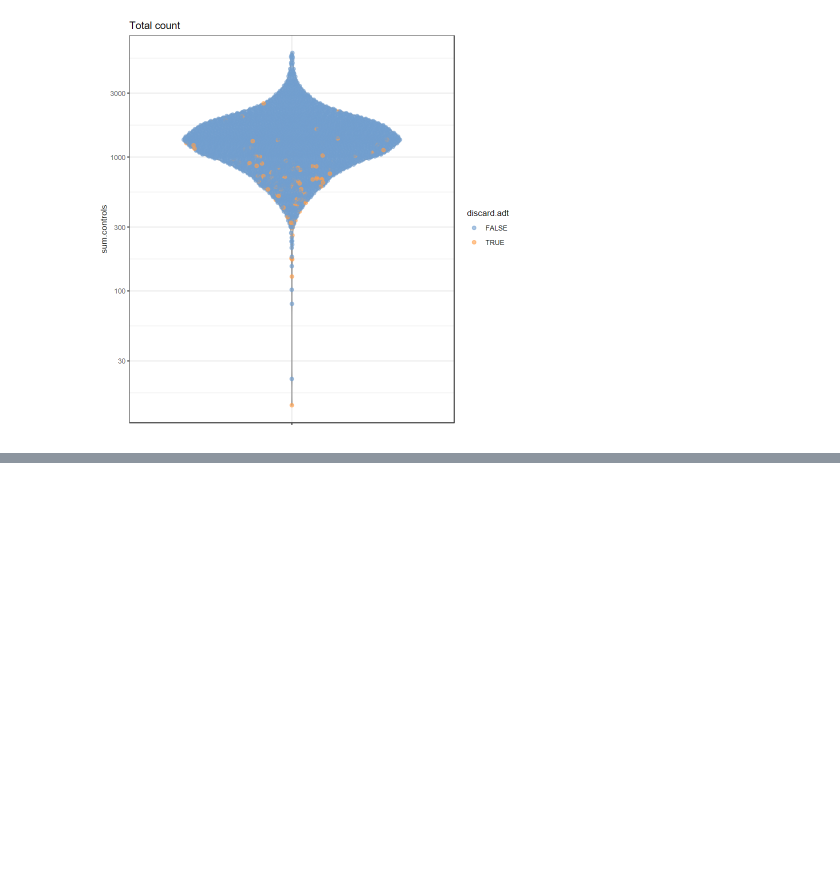
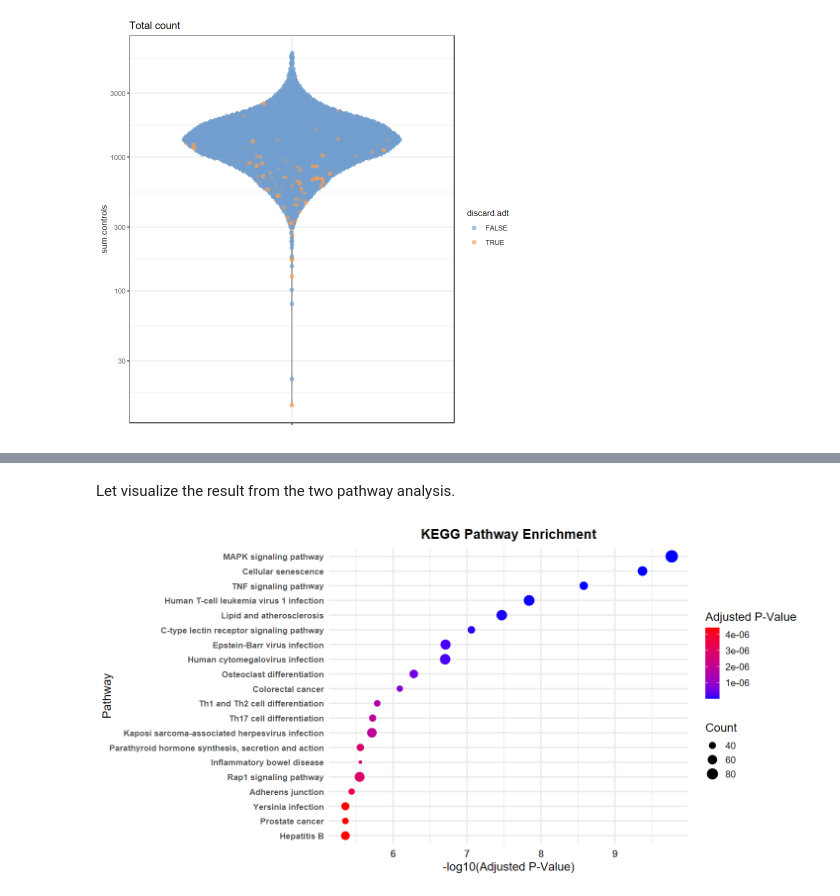
Before and after one commit to piyush-1903/ZandstraEaves_DirectedStudies, a Jupyter notebook: Aim1/d0_RnaSeq/d0_Analysis.ipynb, the cells around one changed output, grey strips where cells are left out. Saved outputs shown, nothing was run; the diff lists cells and outputs as text; code cells hidden in the pictures; blank space fills up the shorter version.

```diff
--- a/Aim1/d0_RnaSeq/d0_Analysis.ipynb
+++ b/Aim1/d0_RnaSeq/d0_Analysis.ipynb
@@ -292,0 +537,33 @@ Okay, it looks like we will be tossing some usefull cells here, but its not the
+# %% [markdown]
+Let visualize the result from the two pathway analysis.
+# %%
+library(ggplot2)
+library(dplyr)
+
+# Prepare KEGG results (convert to data frame and select top 20 pathways)
+top_kegg <- kegg_results_df %>%
+  arrange(p.adjust) %>%
+  slice_head(n = 20)
+
+# Create the dotplot
+kegg_dotplot <- ggplot(top_kegg, aes(x = -log10(p.adjust), y = reorder(Description, -log10(p.adjust)), size = Count, color = p.adjust)) +
+  geom_point() +
+  scale_color_gradient(low = "blue", high = "red", name = "Adjusted P-Value") +
+  labs(
+    title = "KEGG Pathway Enrichment",
+    x = "-log10(Adjusted P-Value)",
+    y = "Pathway"
+  ) +
+  theme_minimal(base_size = 14) +
+  theme(
+    axis.text.x = element_text(size = 12, face = "bold"),
+    axis.text.y = element_text(size = 10, face = "bold"),
+    plot.title = element_text(hjust = 0.5, face = "bold", size = 16)
+  )
+
+options(repr.plot.width = 12, repr.plot.height = 6) # Adjust plot dimensions in interactive environment
+print(kegg_dotplot)
+
+ggsave("results/kegg_PEA.png", plot = kegg_dotplot, width = 10, height = 6, dpi = 300)
+# %% [output]
+[figure, added]
```
Also changed, not shown: parts of 28 cells of this notebook, 4 other files.
